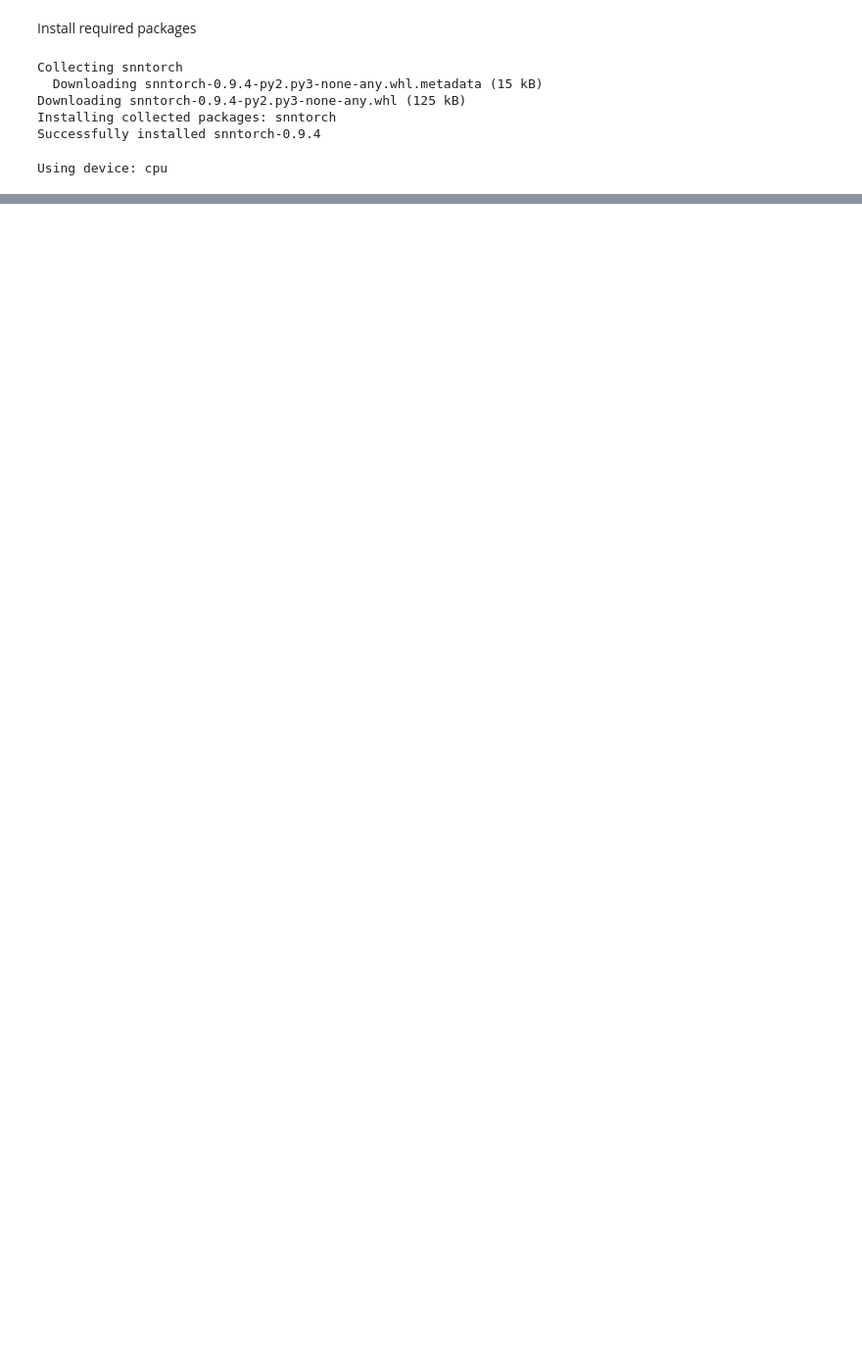
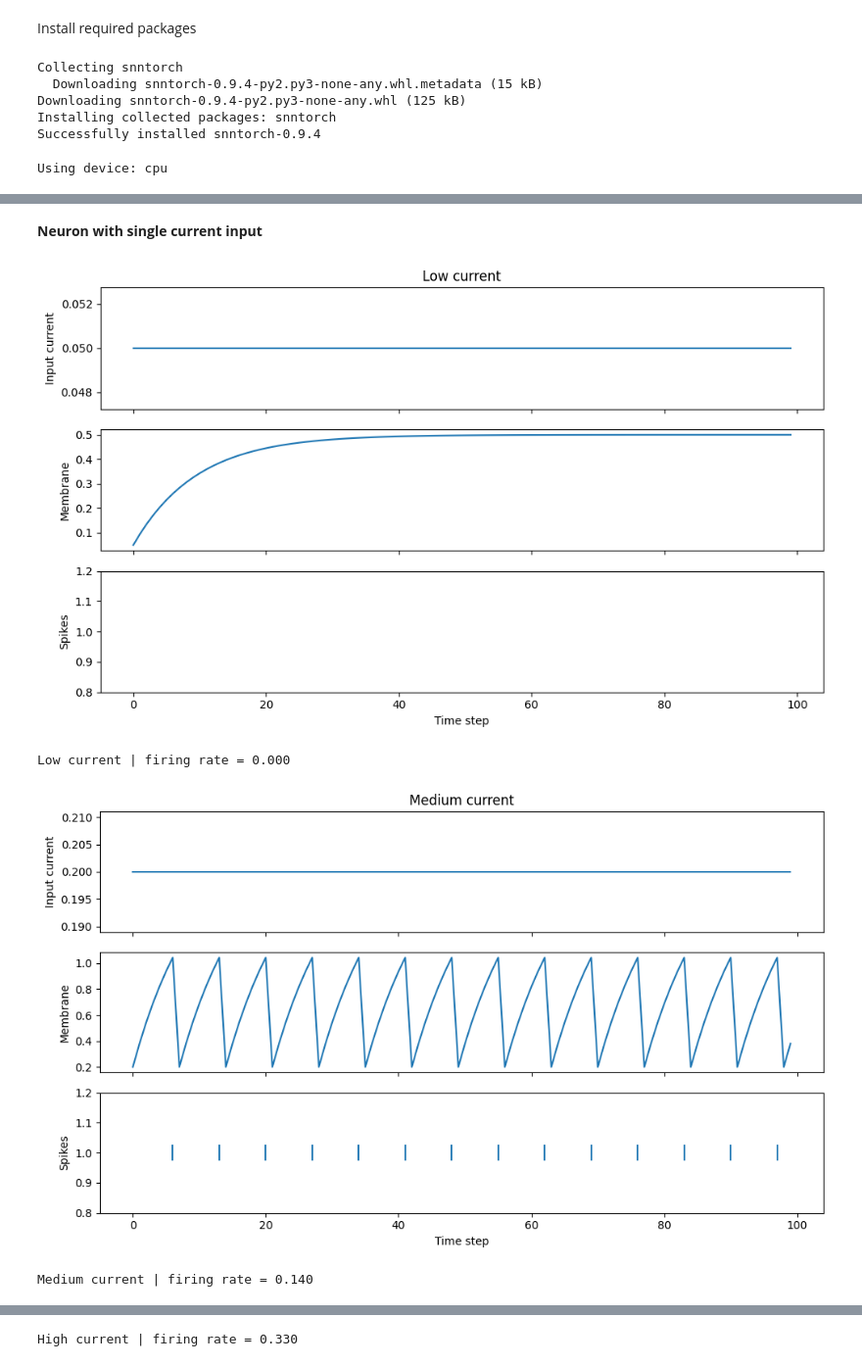
Before and after one commit to BTrifonov/BTrifonov, a Jupyter notebook: snn_network.ipynb, the cells around one changed output, grey strips where cells are left out. Shown at 98% size. Drawn from its saved outputs; the diff is of its cells as text; code cells hidden in the pictures; blank space fills up the shorter version.

```diff
--- a/snn_network.ipynb
+++ b/snn_network.ipynb
@@ -130,0 +253,33 @@ def run_single_lif(
+# %% [markdown]
+**Neuron with single current input**
+# %%
+# This is the actual "configuration sanity check":
+# we are not testing whether snnTorch works,
+# we are testing whether our chosen parameters lead to useful behavior.
+
+T = 100
+beta = 0.9
+threshold = 1.0
+
+currents = {
+    "Low current": torch.ones(T) * 0.05,
+    "Medium current": torch.ones(T) * 0.20,
+    "High current": torch.ones(T) * 0.40,
+}
+
+for name, current in currents.items():
+    spk_rec, mem_rec = run_single_lif(
+        current,
+        beta=beta,
+        threshold=threshold,
+        reset_mechanism="zero",
+    )
+    plot_single_neuron(current, spk_rec, mem_rec, title=name)
+
+    firing_rate = spk_rec.float().mean().item()
+    print(f"{name} | firing rate = {firing_rate:.3f}")
+# %% [output]
+[figure, added]
+Low current | firing rate = 0.000
+[figure, added]
+Medium current | firing rate = 0.140
@@ -130,0 +287 @@ def run_single_lif(
+High current | firing rate = 0.330
```
Also changed, not shown: parts of 15 cells of this notebook.
